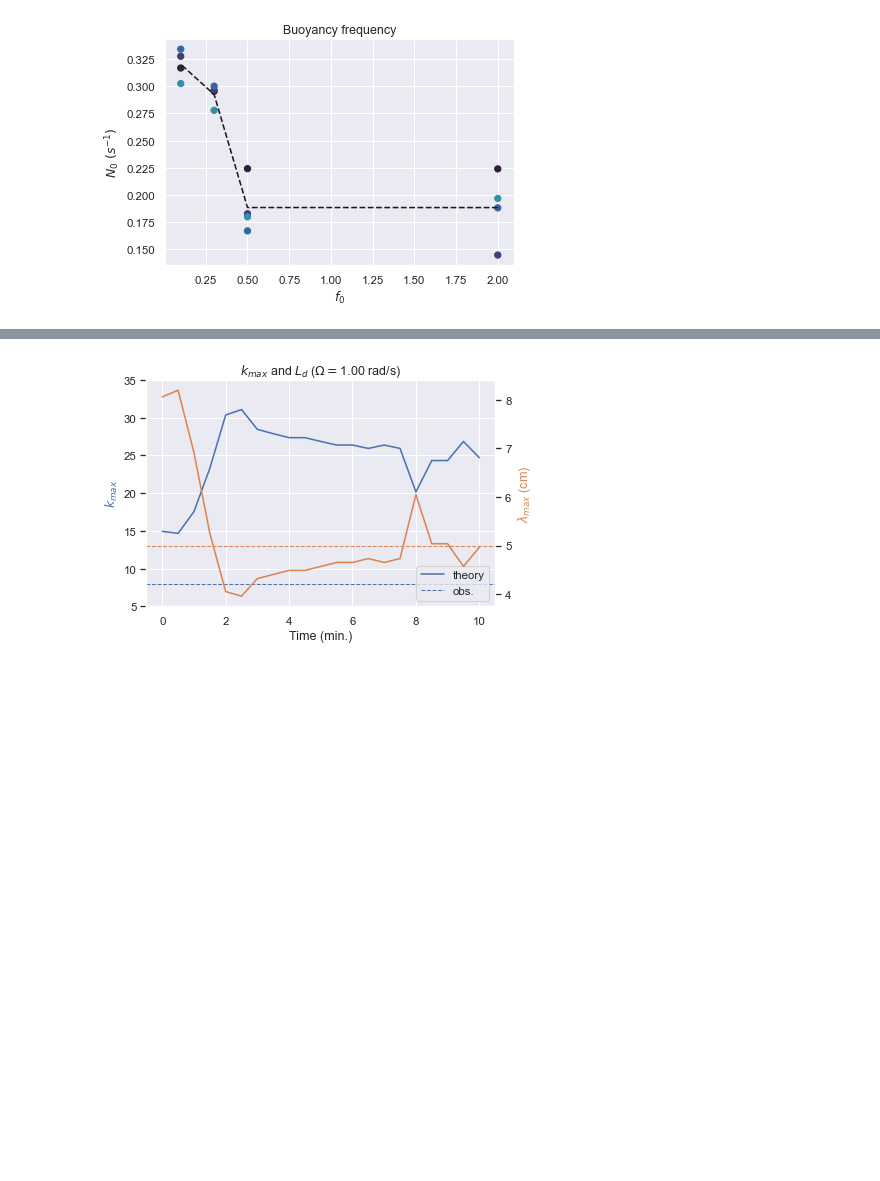
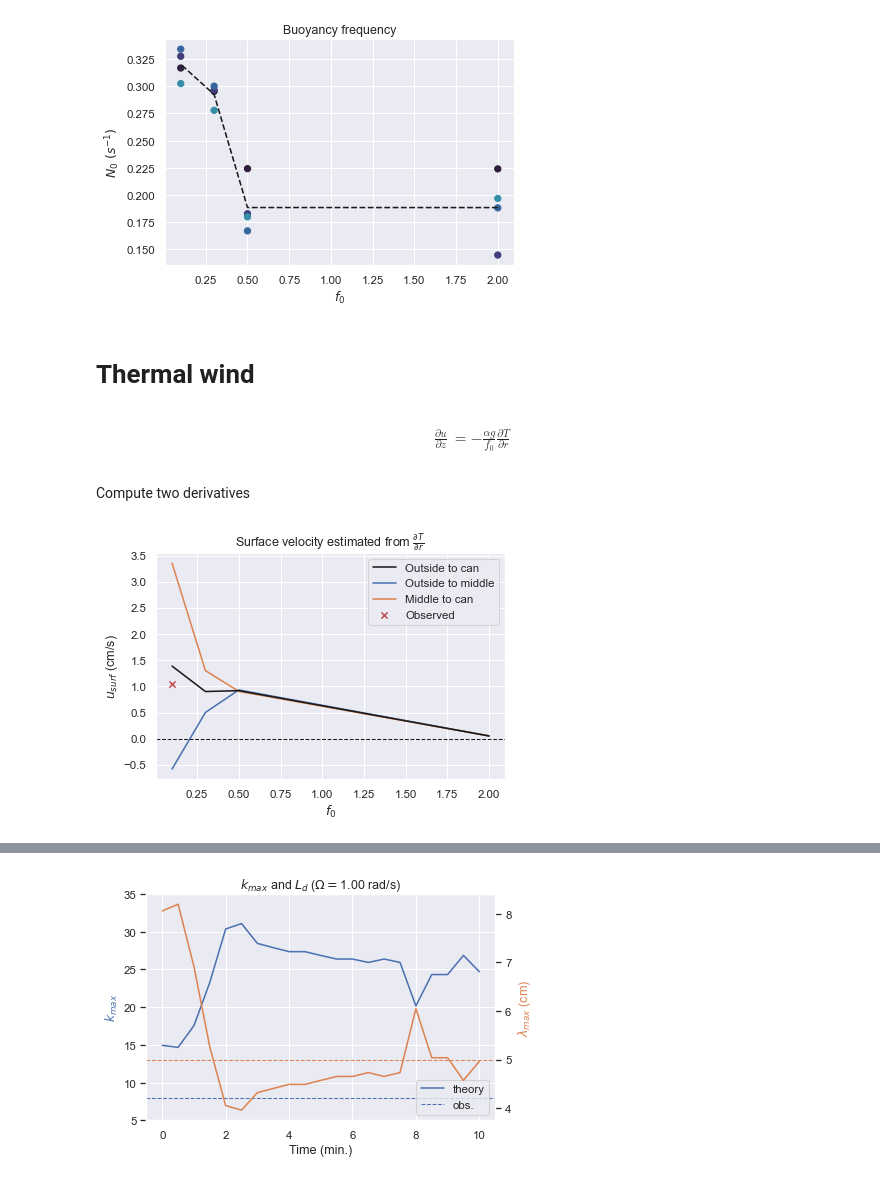
Before and after one commit to ktcarr/12.843, a Jupyter notebook: lab4/analysis.ipynb, the cells around one changed output, grey strips where cells are left out. Cells and saved outputs as stored; diff of their text form; code cells hidden in the pictures; blank space fills up the shorter version.

```diff
--- a/lab4/analysis.ipynb
+++ b/lab4/analysis.ipynb
@@ -277,3 +297,11 @@ plt.show()
 # %% [output]
 [figure]
 [figure]
+# %% [markdown]
+# Thermal wind
+# %% [markdown]
+\begin{align*}
+    \frac{\partial u}{\partial z} &= -\frac{\alpha g}{f_0}\frac{\partial T}{\partial r}
+\end{align*}
+# %% [markdown]
+Compute two derivatives
@@ -279,0 +338,21 @@ plt.show()
+# %%
+### observed
+dist = 2*np.pi*radii[2]
+t    = (4+20/60) - (2+45/60)
+dist_cm = dist * 100
+t_s     = t    * 60
+u_surf_cm_obs = dist_cm/t_s
+# %%
+fig,ax=plt.subplots()
+ax.plot(f0, u_surf_cm3, c='k',zorder=4, label='Outside to can')
+ax.plot(f0, u_surf_cm1, label='Outside to middle')
+ax.plot(f0, u_surf_cm2, label='Middle to can')
+ax.scatter(f0[-1], u_surf_cm_obs,marker='x',c='r', label='Observed')
+ax.set_xlabel(r'$f_0$')
+ax.set_ylabel(r'$u_{surf}$ (cm/s)')
+ax.legend()
+ax.axhline(0,ls='--',lw=1,c='k')
+ax.set_title(r'Surface velocity estimated from $\frac{\partial T}{\partial r}$')
+plt.show()
+# %% [output]
+[figure, added]
```
Also changed, not shown: parts of 19 cells of this notebook.
